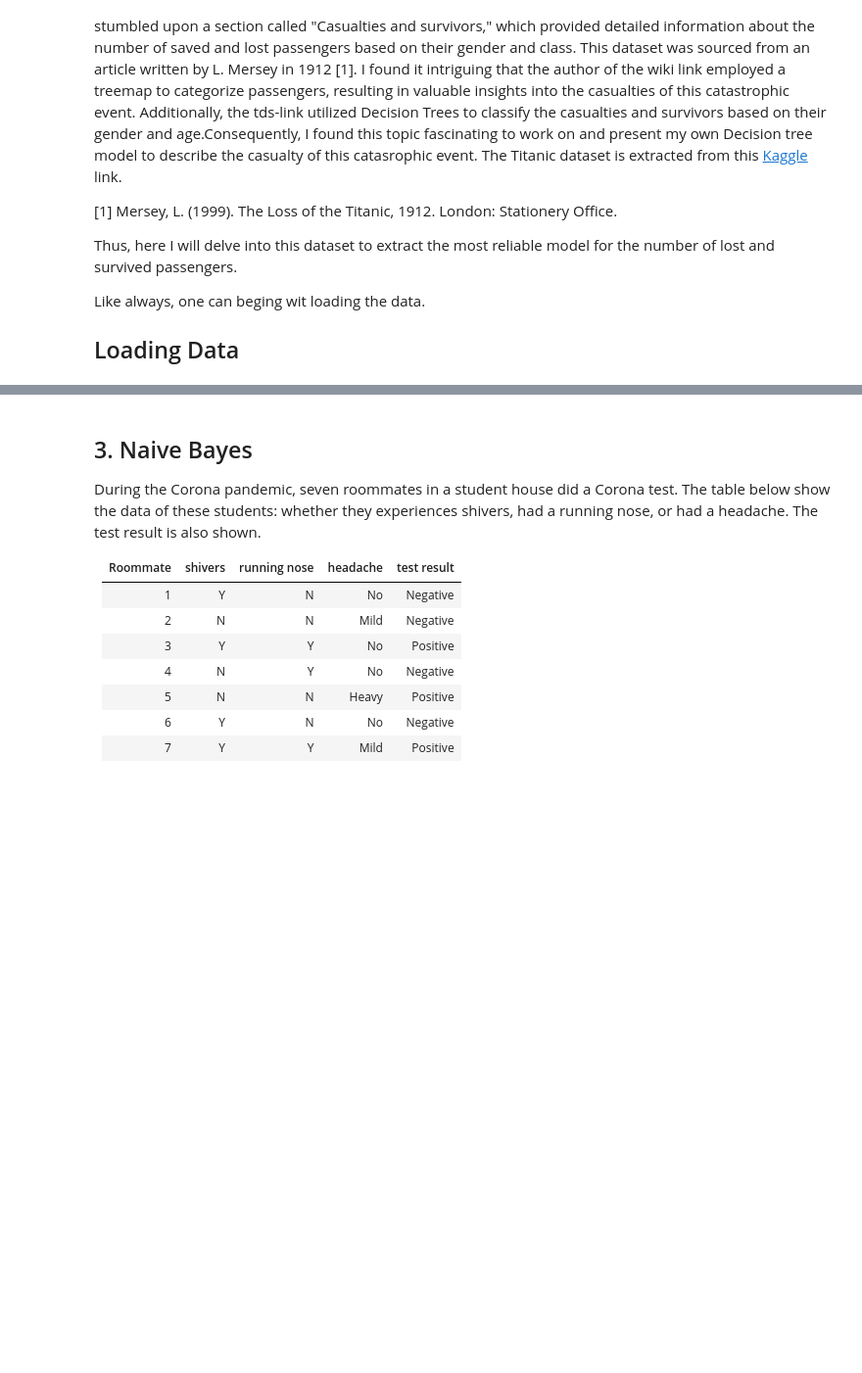
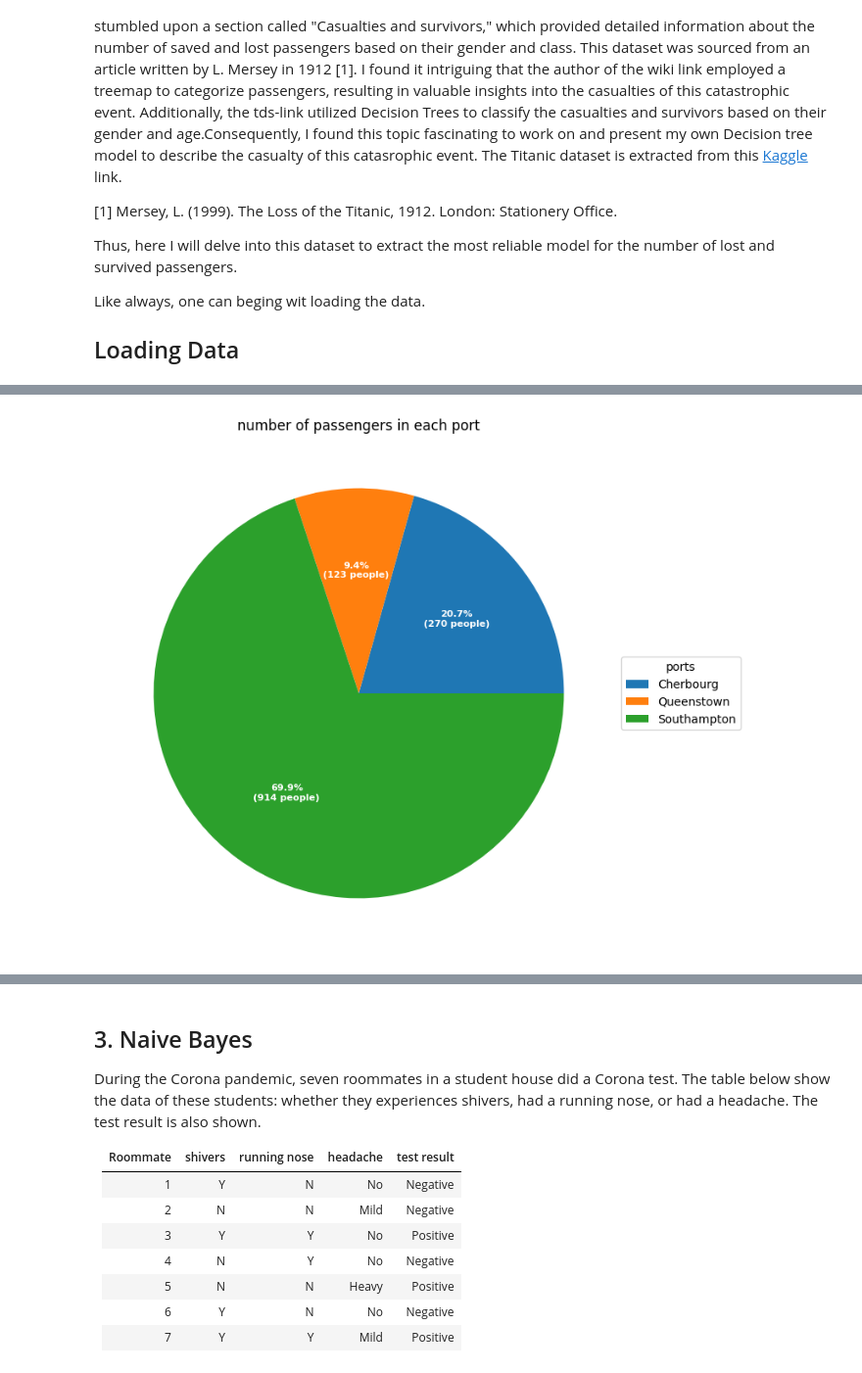
Before and after one commit to hooman-b/Machine_learning_assignments, a Jupyter notebook: Supervised_Learning/Sixth_Assignment/Assignment6.ipynb, the cells around one changed output, grey strips where cells are left out. Shown at 98% size. Drawn from its saved outputs; the diff is of its cells as text; code cells hidden in the pictures; blank space fills up the shorter version.

```diff
--- a/Supervised_Learning/Sixth_Assignment/Assignment6.ipynb
+++ b/Supervised_Learning/Sixth_Assignment/Assignment6.ipynb
@@ -131,0 +140,27 @@ Next part is the most vital part of this project which is **Data Inspection**.
+# %%
+# Using this code from https://matplotlib.org/stable/gallery/pie_and_polar_charts/pie_and_donut_labels.html#sphx-glr-gallery-pie-and-polar-charts-pie-and-donut-labels-py
+
+def func(pct, allvals):
+    # this function makes percentages for pie chart
+    absolute = int(round(pct/100.*np.sum(list(allvals))))
+    return f"{pct:.1f}%\n({absolute:d} people)"
+
+def pie_chart_maker(data, label, title):
+    # make the plit
+    fig, ax = plt.subplots(figsize=(8, 8), subplot_kw=dict(aspect="equal"))
+
+    # make the pie chart
+    wedges, texts, autotexts = ax.pie(data, autopct=lambda pct: func(pct, data),
+                                  textprops=dict(color="w"))
+
+    # add the legend
+    ax.legend(wedges, label,
+            title="ports",
+            loc="center left",
+            bbox_to_anchor=(1, 0, 0.5, 1))
+
+
+    plt.setp(autotexts, size=8, weight="bold")
+    ax.set_title(title)
+
+    plt.show()
@@ -131,0 +254,11 @@ Next part is the most vital part of this project which is **Data Inspection**.
+# %%
+# Make a dictionary with harbours as key values, and the number of passengers as values
+embarked_df = pd.DataFrame(df.groupby('embarked'))
+embarked_dict = {embarked_df[0][number]:embarked_df[1][number].shape[0]
+                 for number in range(embarked_df.shape[0])}
+
+# make a list of complete names od the harbours
+label_list = ['Cherbourg', 'Queenstown', 'Southampton']
+pie_chart_maker(data=embarked_dict.values(), label=label_list, title= 'number of passengers in each port')
+# %% [output]
+[figure, added]
```
Also changed, not shown: parts of 12 cells of this notebook.
